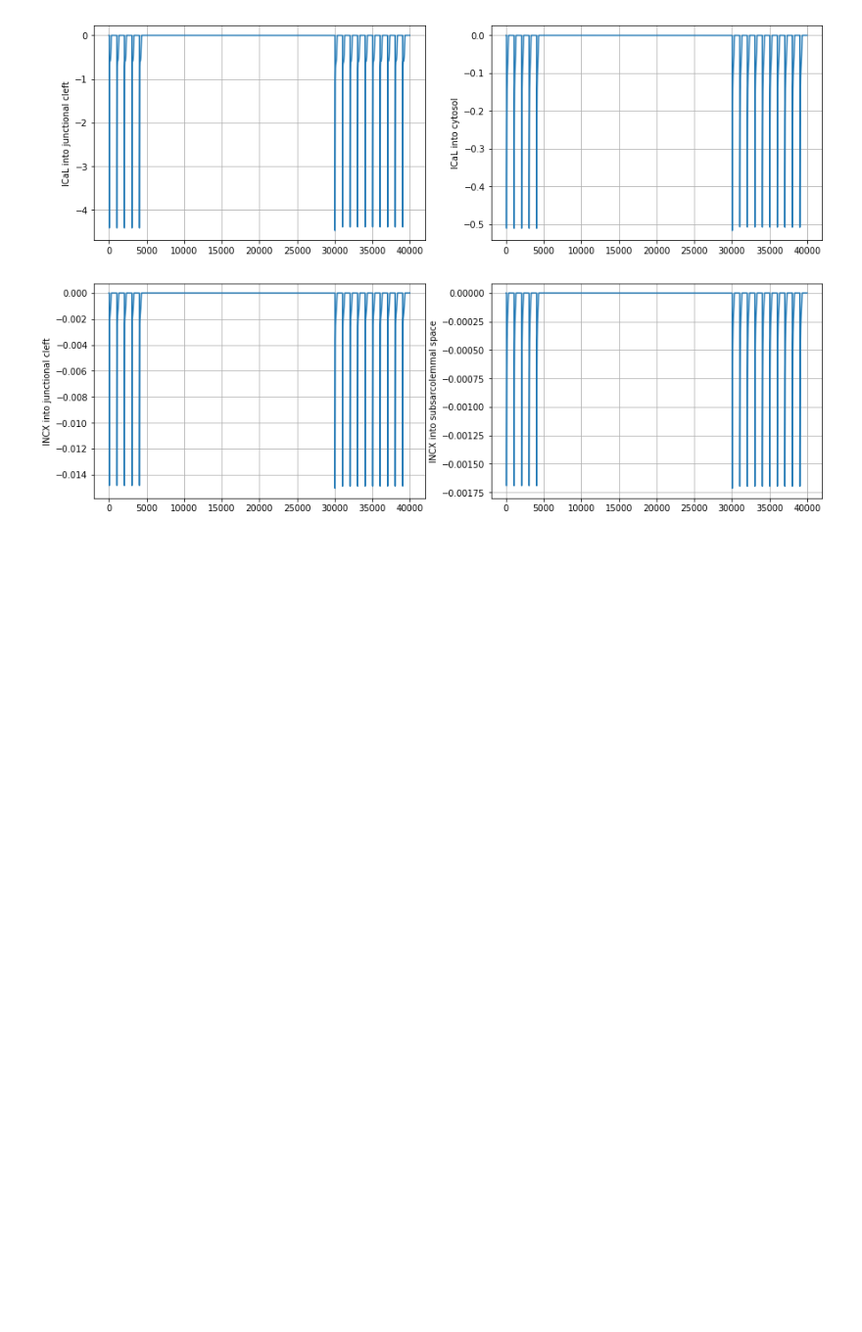
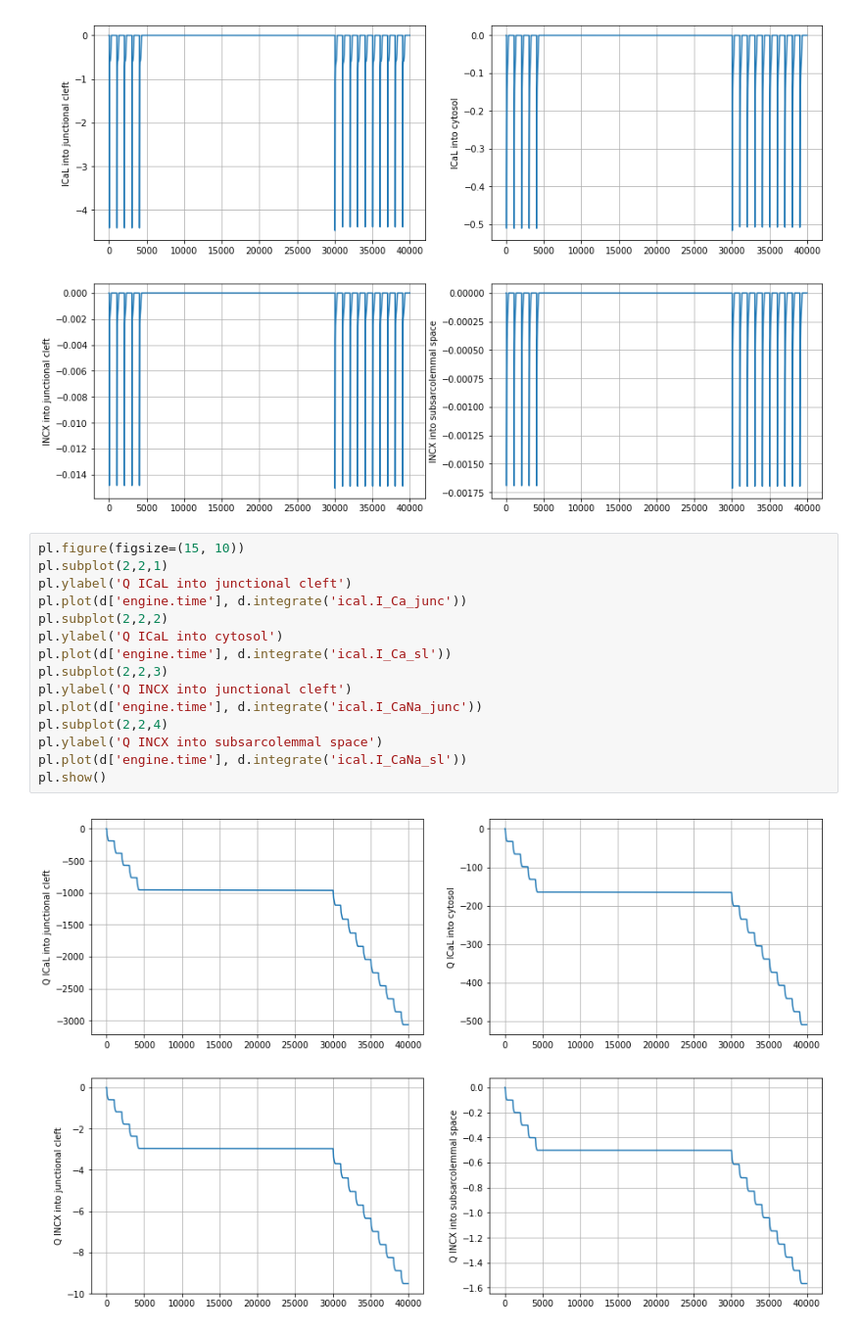
Before and after one commit to MichaelClerx/eisner-example, a Jupyter notebook: eisner-2017-examples.ipynb, the cells around one changed output. Shown at 98% size. Cells and saved outputs as stored; diff of their text form; blank space fills up the shorter version.

```diff
--- a/eisner-2017-examples.ipynb
+++ b/eisner-2017-examples.ipynb
@@ -147,3 +147,20 @@ pl.plot(d['engine.time'], d['ical.I_CaNa_sl'])
 pl.show()
 # %% [output]
 [figure]
+# %%
+pl.figure(figsize=(15, 10))
+pl.subplot(2,2,1)
+pl.ylabel('Q ICaL into junctional cleft')
+pl.plot(d['engine.time'], d.integrate('ical.I_Ca_junc'))
+pl.subplot(2,2,2)
+pl.ylabel('Q ICaL into cytosol')
+pl.plot(d['engine.time'], d.integrate('ical.I_Ca_sl'))
+pl.subplot(2,2,3)
+pl.ylabel('Q INCX into junctional cleft')
+pl.plot(d['engine.time'], d.integrate('ical.I_CaNa_junc'))
+pl.subplot(2,2,4)
+pl.ylabel('Q INCX into subsarcolemmal space')
+pl.plot(d['engine.time'], d.integrate('ical.I_CaNa_sl'))
+pl.show()
+# %% [output]
+[figure, added]
```
Also changed, not shown: 1 other file.
